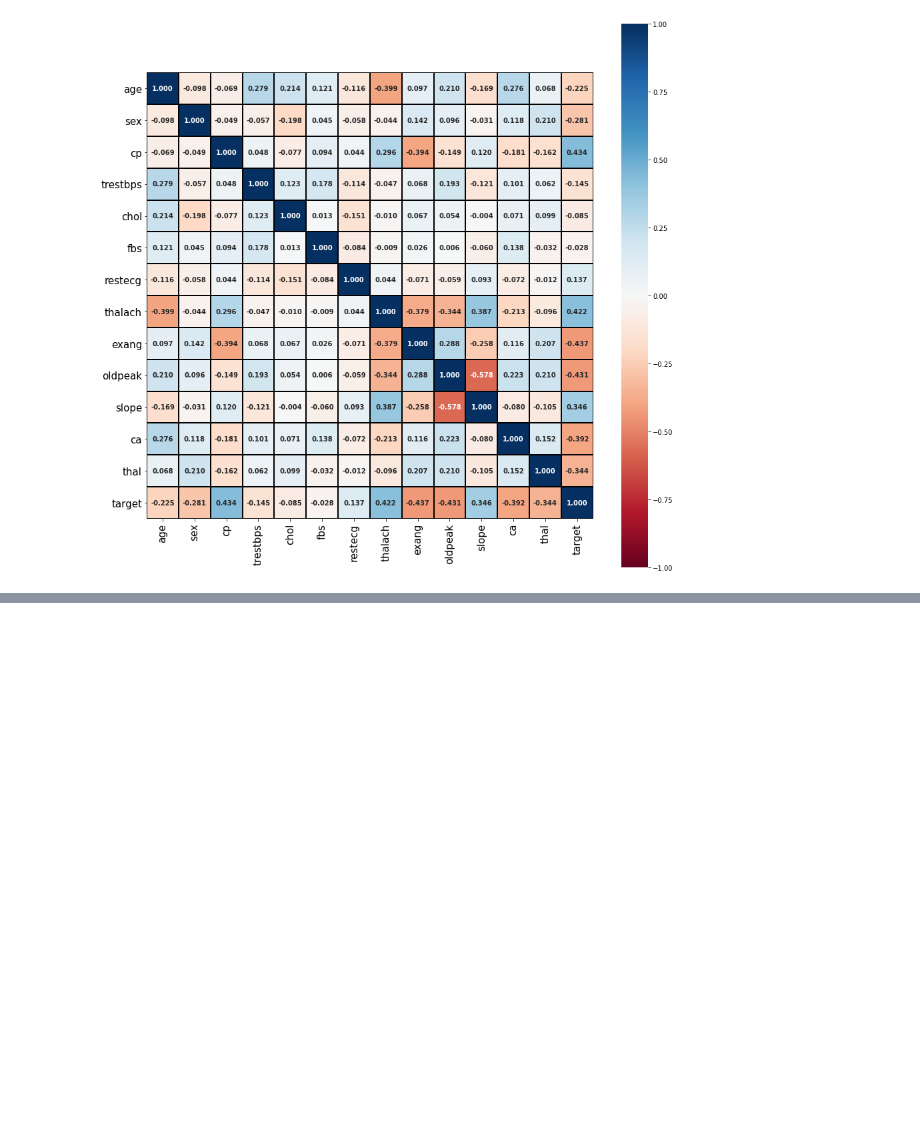
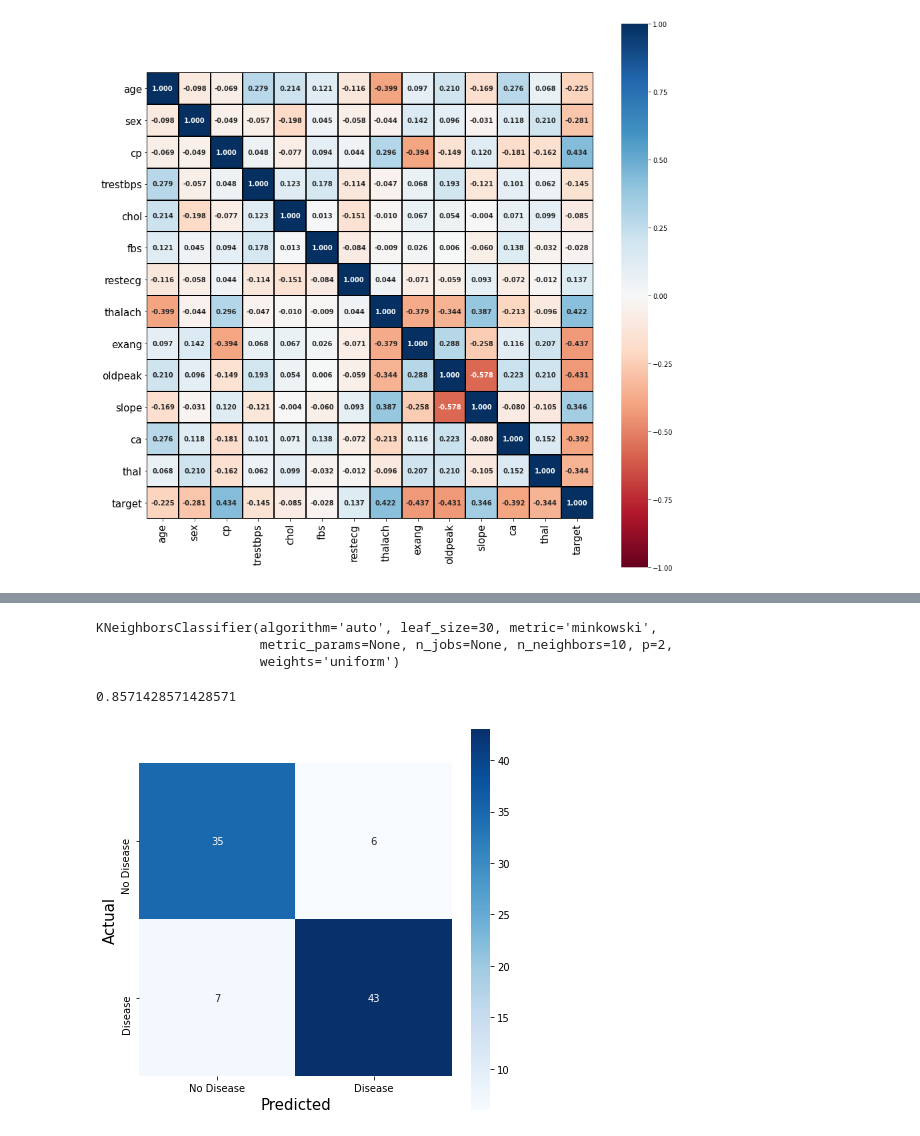
Before and after one commit to shashwat9kumar/Heart_Disease_Prediction, a Jupyter notebook: Heart_Disease_Prediction.ipynb, the cells around one changed output, grey strips where cells are left out. Drawn from its saved outputs; the diff is of its cells as text; code cells hidden in the pictures; blank space fills up the shorter version.

```diff
--- a/Heart_Disease_Prediction.ipynb
+++ b/Heart_Disease_Prediction.ipynb
@@ -336,0 +465,3 @@ plt.show()
+# %%
+clf_knn = KNeighborsClassifier(n_neighbors=10)
+clf_knn.get_params()
@@ -336,0 +477,24 @@ plt.show()
+# %%
+clf_knn.fit(X_train, y_train)
+# %% [output]
+KNeighborsClassifier(algorithm='auto', leaf_size=30, metric='minkowski',
+                     metric_params=None, n_jobs=None, n_neighbors=10, p=2,
+                     weights='uniform')
+# %%
+predictions_knn = clf_knn.predict(X_test)
+accuracy_score(y_test, predictions_knn)
+# %% [output]
+0.8571428571428571
+# %%
+plt.figure(figsize=(7,7))
+sns.heatmap(confusion_matrix(y_test, predictions_knn),
+            annot=True,
+            cmap="Blues",
+            square=True,
+            xticklabels=['No Disease', 'Disease'],
+            yticklabels=['No Disease', 'Disease'])
+plt.xlabel("Predicted", fontsize=15)
+plt.ylabel("Actual", fontsize=15)
+plt.show()
+# %% [output]
+[figure, added]
```
Also changed, not shown: parts of 37 cells of this notebook.
